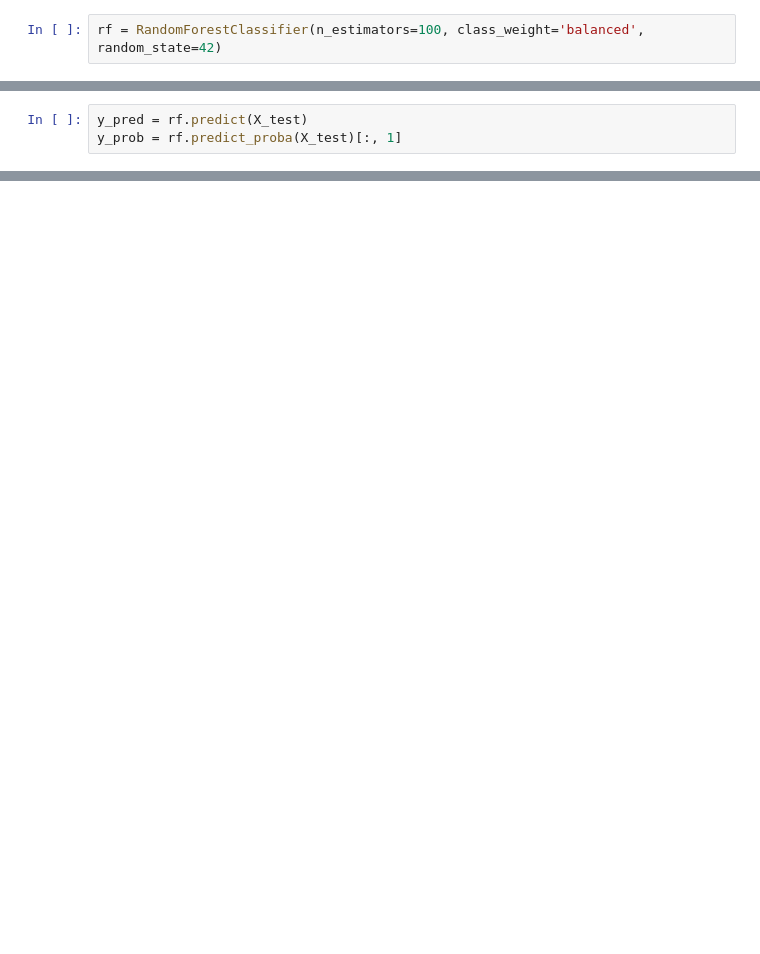
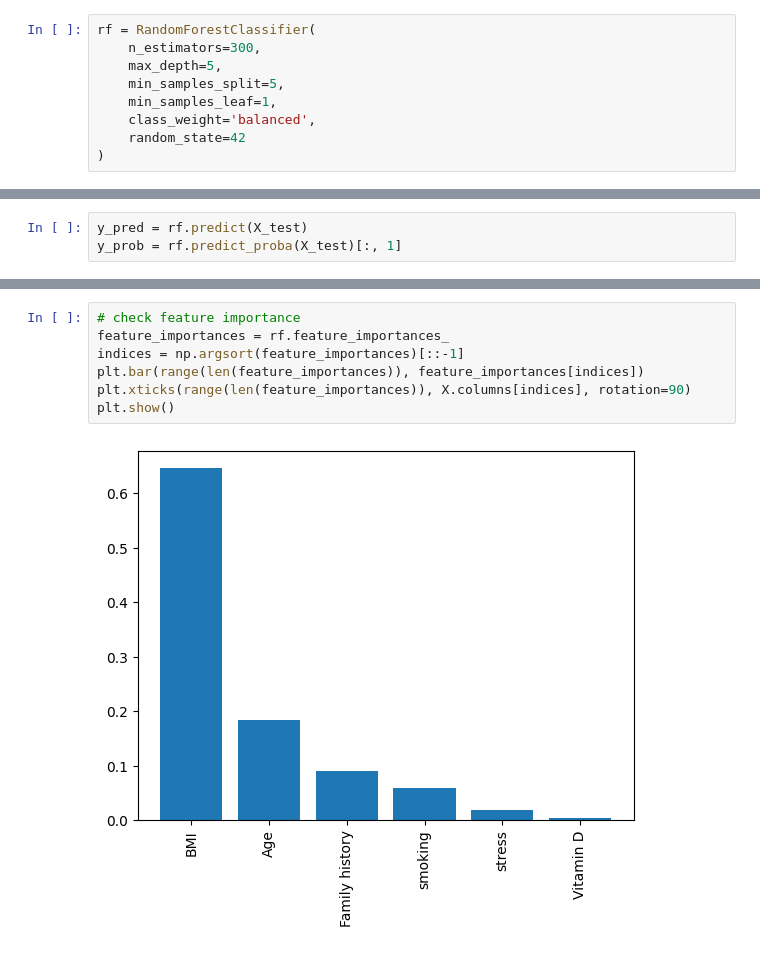
Before and after one commit to khimaniasma/diabetes_ml_project1, a Jupyter notebook: t1d_ml_code.ipynb, the cells around one changed output, grey strips where cells are left out. Drawn from its saved outputs; the diff is of its cells as text; blank space fills up the shorter version.

Commit message:
random search and feature importance

```diff
--- a/t1d_ml_code.ipynb
+++ b/t1d_ml_code.ipynb
@@ -219,7 +220,14 @@ Name: count, dtype: int64
 # %% [markdown]
 ## Random Forest
 # %%
-rf = RandomForestClassifier(n_estimators=100, class_weight='balanced', random_state=42)
+rf = RandomForestClassifier(
+    n_estimators=300,
+    max_depth=5,
+    min_samples_split=5,
+    min_samples_leaf=1,
+    class_weight='balanced',
+    random_state=42
+)
 # %%
 rf.fit(X_train, y_train)
 # %% [output]
@@ -251,0 +261,9 @@ AUC:
+# %%
+# check feature importance
+feature_importances = rf.feature_importances_
+indices = np.argsort(feature_importances)[::-1]
+plt.bar(range(len(feature_importances)), feature_importances[indices])
+plt.xticks(range(len(feature_importances)), X.columns[indices], rotation=90)
+plt.show()
+# %% [output]
+[figure, added]
```
Also changed, not shown: parts of 5 cells of this notebook, 1 other file.
